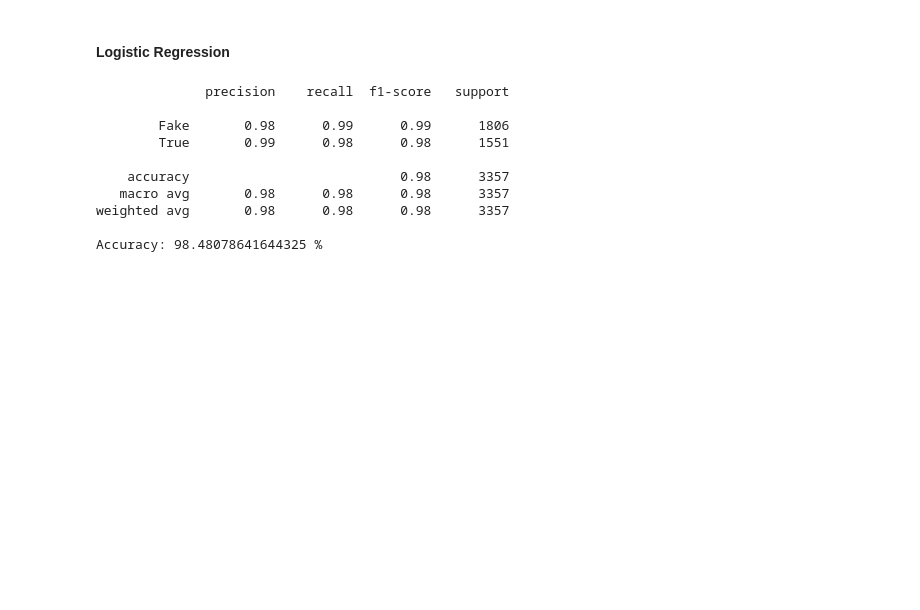
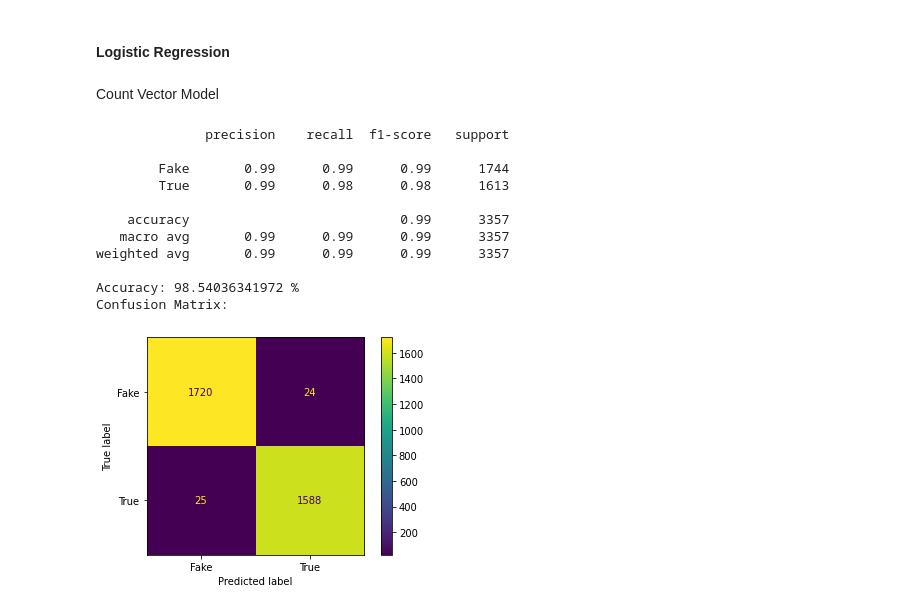
Before and after one commit to PJO017/Fake-News-Detection-Project, a Jupyter notebook: Source/Fake News Detection.ipynb, the cells around one changed output. Saved outputs shown, nothing was run; the diff lists cells and outputs as text; code cells hidden in the pictures; blank space fills up the shorter version.

```diff
--- a/Source/Fake News Detection.ipynb
+++ b/Source/Fake News Detection.ipynb
@@ -370,23 +390,30 @@ def classify(method, vector_model, wm = False, arr = False):
 
   cr = classification_report(test_labels, predictions)
   accuracy = accuracy_score(test_labels, predictions)
+  conf_matrix = ConfusionMatrixDisplay.from_predictions(test_labels, predictions)
 
   print(cr)
   print(f'Accuracy: {accuracy*100} %')
+  print(f"Confusion Matrix:")
+  conf_matrix
 
-  return accuracy
+  return zip(test_labels, predictions)
 # %% [markdown]
 #### Logistic Regression
+# %% [markdown]
+Count Vector Model
 # %%
-LRCV = classify(LogisticRegression(), count_vector_model)
+LR_CV = classify(LogisticRegression(), count_vector_model)
 # %% [output]
               precision    recall  f1-score   support
 
-        Fake       0.98      0.99      0.99      1806
-        True       0.99      0.98      0.98      1551
+        Fake       0.99      0.99      0.99      1744
+        True       0.99      0.98      0.98      1613
 
-    accuracy                           0.98      3357
-   macro avg       0.98      0.98      0.98      3357
-weighted avg       0.98      0.98      0.98      3357
+    accuracy                           0.99      3357
+   macro avg       0.99      0.99      0.99      3357
+weighted avg       0.99      0.99      0.99      3357
 
-Accuracy: 98.48078641644325 %
+Accuracy: 98.54036341972 %
+Confusion Matrix:
+[figure, added]
```
Also changed, not shown: parts of 27 cells of this notebook.
